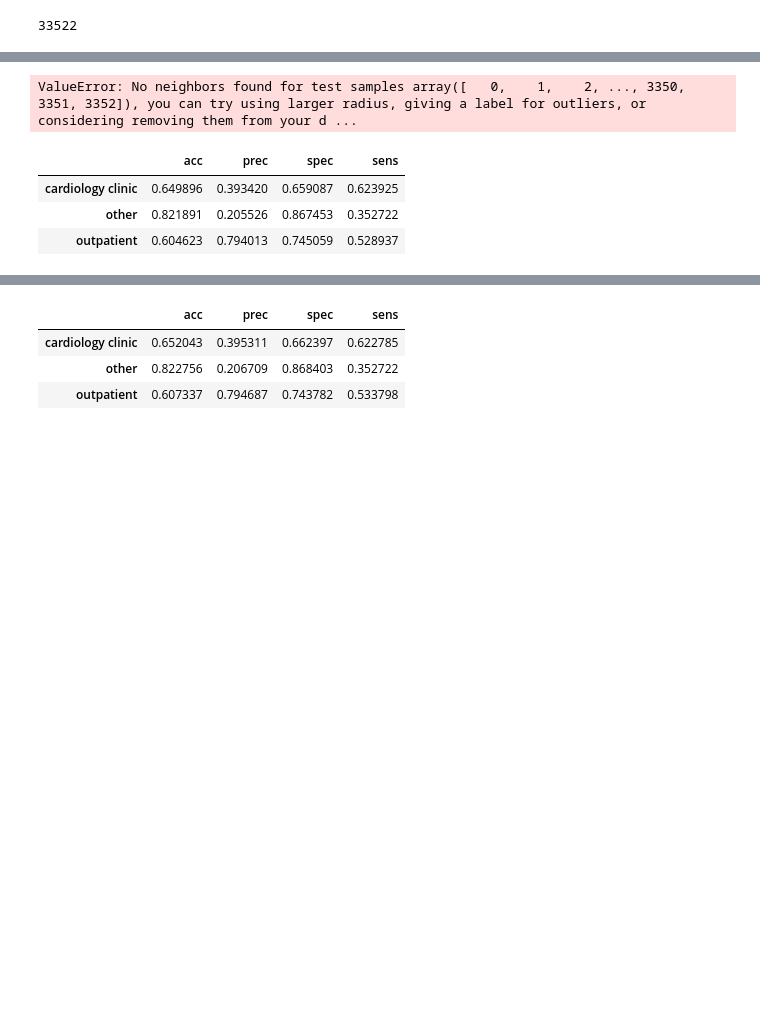
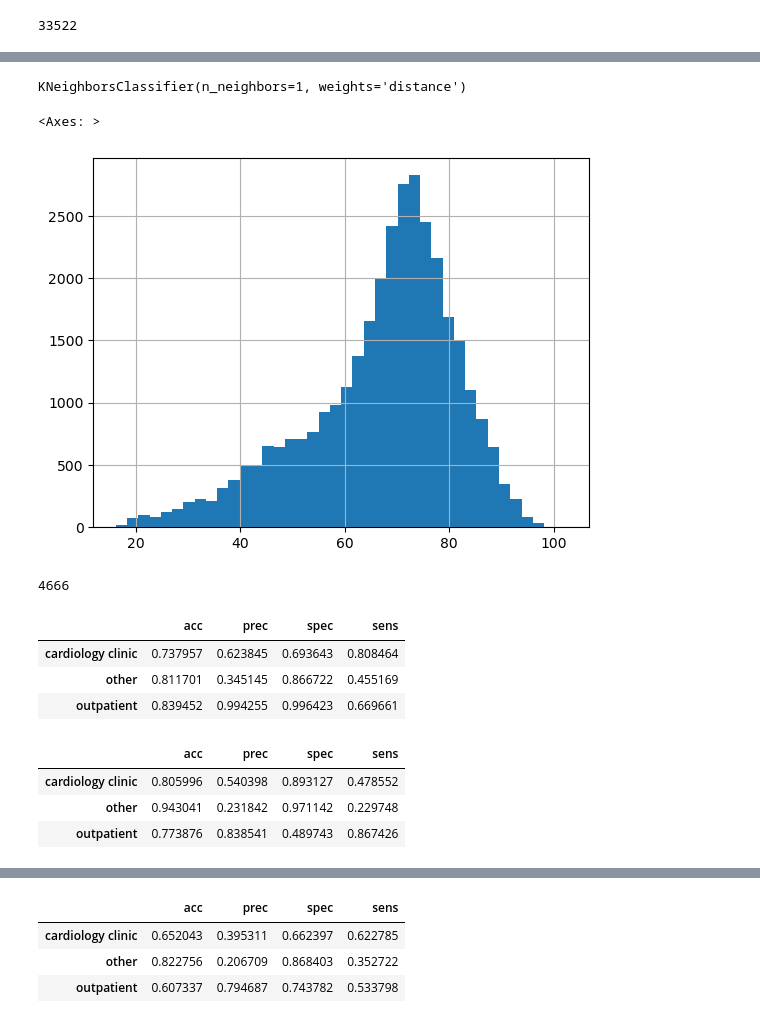
Before and after one commit to IMarkusz/ECGents, a Jupyter notebook: spectral_analysis.ipynb, the cells around one changed output, grey strips where cells are left out. Cells and saved outputs as stored; diff of their text form; code cells hidden in the pictures; blank space fills up the shorter version.

```diff
--- a/spectral_analysis.ipynb
+++ b/spectral_analysis.ipynb
@@ -115,0 +124,22 @@ labelled_embeddings = emb_reduced[is_labelled_filter]
+# %%
+clf = KNeighborsClassifier(1, weights='distance')
+x_train, y_train = x, y
+
+# for _ in range(refit_iterations):
+
+#     nn.fit(x_train)
+#     _, indices = nn.kneighbors(x_train)
+
+#     indices = indices[:, 1:]
+#     y_expected = np.repeat(y_train[:, np.newaxis], indices.shape[1], axis=1)
+
+#     bullshit_filter = (y_expected != y_train[indices]) & (y_train[indices] == outpatient_label)
+#     bullshit_indices = np.unique(indices[bullshit_filter])
+#     good_indices = ~np.isin(np.arange(len(x_train)), bullshit_indices)
+
+#     x_train, y_train = x_train[good_indices], y_train[good_indices]
+#     # train_idx = train_idx[good_indices]
+
+clf.fit(x_train, y_train)
+# %% [output]
+KNeighborsClassifier(n_neighbors=1, weights='distance')
@@ -130,20 +180,36 @@ def calc_scores(y_true, y_pred):
+# %%
+df_meta.loc[labelled_fnames, 'age'].hist(bins=40)
+# %% [output]
+<Axes: >
+[figure, added]
+# %%
+(df_meta.loc[labelled_fnames, 'age'] < 50).sum()
+# %% [output]
+4666
 # %%
 n_neighbors = 1
 
-refit_iterations = 0
+refit_iterations = 10
 refit_neighbors = 1
 
 label_encoder = LabelEncoder()
 y = label_encoder.fit_transform(df_meta.loc[labelled_fnames, 'DischargeTo_Agg'].values)
 x = labelled_embeddings
 
+# data_filter = df_meta.loc[labelled_fnames, 'age'] < 50
+# x = x[data_filter]
+# y = y[data_filter]
+
 outpatient_label = np.argmax(label_encoder.classes_ == 'outpatient')
 
+# clf = RandomForestClassifier(2000, max_depth=5)
 clf = KNeighborsClassifier(n_neighbors=n_neighbors, weights='distance')
+# outpatient_clf = RandomForestClassifier(1000, max_depth=5)
 nn = NearestNeighbors(n_neighbors=refit_neighbors+1)
 # clf = RadiusNeighborsClassifier(10.0)
 
 scores = {}
+train_scores = {}
 df_predictions = pd.Series(np.nan, index=df_meta.index)
 for i, (train_idx, test_idx) in tqdm(enumerate(ShuffleSplit(10, random_state=42).split(x)), total=10):
 
@@ -162,12 +228,28 @@ for i, (train_idx, test_idx) in tqdm(enumerate(ShuffleSplit(10, random_state=42)
         good_indices = ~np.isin(np.arange(len(x_train)), bullshit_indices)
 
         x_train, y_train = x_train[good_indices], y_train[good_indices]
+        train_idx = train_idx[good_indices]
 
     clf.fit(x_train, y_train)
 
+    distances, indices = clf.kneighbors(x_train, n_neighbors+1)
+    indices = indices[:, 1:]
+    y_train_pred = np.argmax(np.apply_along_axis(lambda x: np.bincount(x, minlength=3), axis=1, arr=y_train[indices]), 1)
+    for c in np.unique(y):
+        train_scores[(i, c)] = calc_scores((y_train==c).astype(int), (y_train_pred==c).astype(int))
+
+    # outpatient_filter = y_train_pred == 2
+    # outpatient_clf.fit(df_meta.loc[labelled_fnames[train_idx], features][outpatient_filter],
+    #                    (y_train[outpatient_filter]))
+
+    y_true = y[test_idx]
     y_pred = clf.predict(x[test_idx])
+    # outpatient_filter = y_pred == 2
+    # outpatient_pred = outpatient_clf.predict(df_meta.loc[labelled_fnames[test_idx], features][outpatient_filter])
+    # y_pred[outpatient_filter] = outpatient_pred
+
     # y_pred = np.random.randint(3, size=len(test_idx))
-    y_true = y[test_idx]
+
 
     for c in np.unique(y):
         scores[(i, c)] = calc_scores((y_true==c).astype(int), (y_pred==c).astype(int))
@@ -175,12 +257,18 @@ for i, (train_idx, test_idx) in tqdm(enumerate(ShuffleSplit(10, random_state=42)
     df_predictions.loc[labelled_fnames[test_idx]] = y_pred
 
 df_scores = pd.DataFrame(scores)
-# %% [output]
-ValueError: No neighbors found for test samples array([   0,    1,    2, ..., 3350, 3351, 3352]), you can try using larger radius, giving a label for outliers, or considering removing them from your d ...
 # %%
-df_scores.T.groupby(level=1).mean().set_index(label_encoder.classes_)
+pd.DataFrame(train_scores).T.groupby(level=1).mean().set_index(label_encoder.classes_)
 # %% [output]
 |  | acc | prec | spec | sens |
-| cardiology clinic | 0.649896 | 0.393420 | 0.659087 | 0.623925 |
-| other | 0.821891 | 0.205526 | 0.867453 | 0.352722 |
-| outpatient | 0.604623 | 0.794013 | 0.745059 | 0.528937 |
+| cardiology clinic | 0.737957 | 0.623845 | 0.693643 | 0.808464 |
+| other | 0.811701 | 0.345145 | 0.866722 | 0.455169 |
+| outpatient | 0.839452 | 0.994255 | 0.996423 | 0.669661 |
+# %%
+# alexnet 0 refit age<50
+df_scores.T.groupby(level=1).mean().set_index(label_encoder.classes_)
+# %% [output]
+|  | acc | prec | spec | sens |
+| cardiology clinic | 0.805996 | 0.540398 | 0.893127 | 0.478552 |
+| other | 0.943041 | 0.231842 | 0.971142 | 0.229748 |
+| outpatient | 0.773876 | 0.838541 | 0.489743 | 0.867426 |
```
Also changed, not shown: parts of 11 cells of this notebook, 1 other file.
